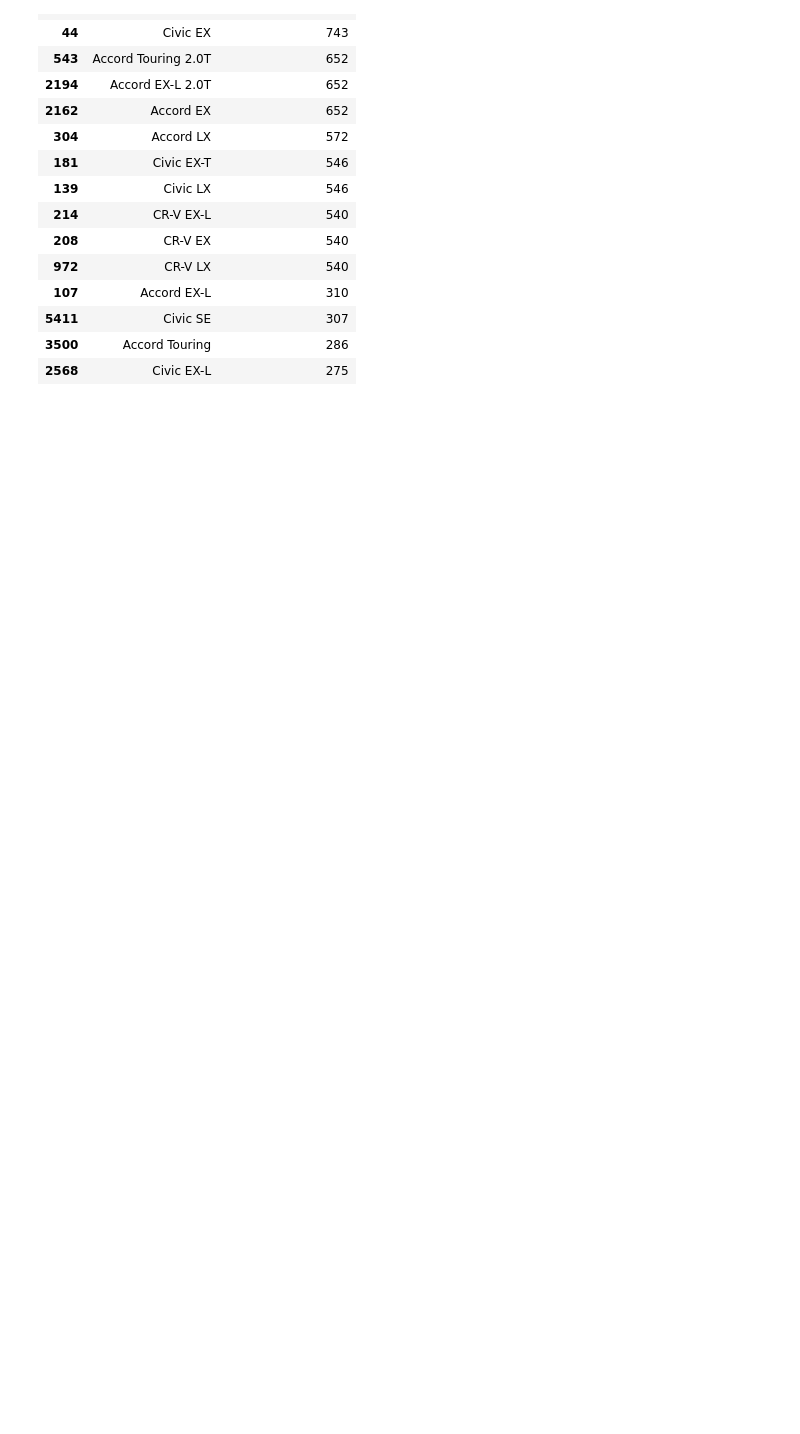
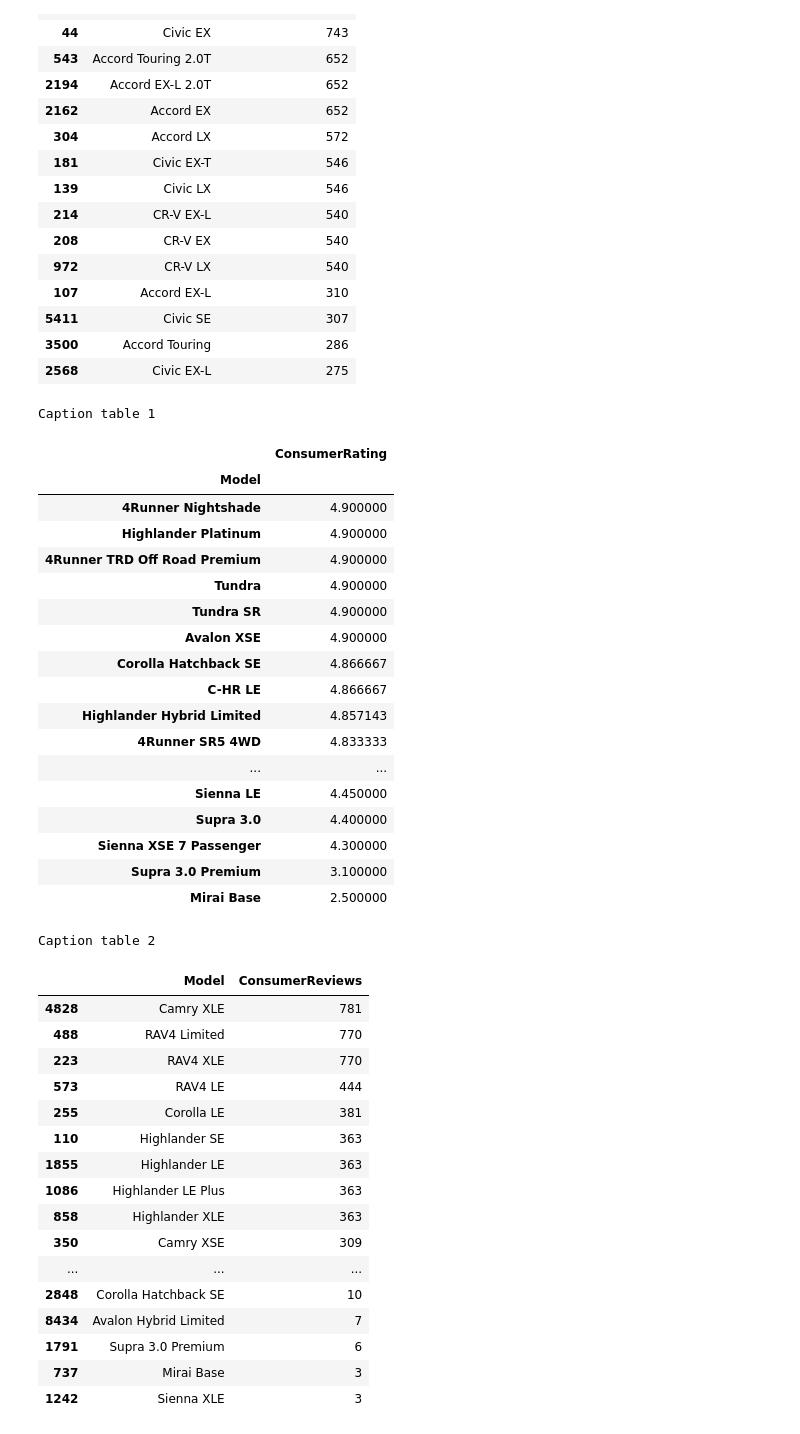
Before and after one commit to CTegtmeier/Passiflora, a Jupyter notebook: Sales Work.ipynb, the cells around one changed output. Drawn from its saved outputs; the diff is of its cells as text; code cells hidden in the pictures; blank space fills up the shorter version.

```diff
--- a/Sales Work.ipynb
+++ b/Sales Work.ipynb
@@ -197,3 +197,53 @@ Caption table 2
 # %%
 # Having the highest # of reviews and the highest average review of the highest number of reviews column;
 # Honda Accord Touring 2.0T is the most popular car.
+# %%
+Toyota_data = top_three[top_three['Make']== 'Toyota']
+Toyota_pivot_Reviewmean = Toyota_data.pivot_table(index = ['Model'],
+                                    values = 'ConsumerRating',
+                                    aggfunc = 'mean').sort_values(by = 'ConsumerRating', ascending = False)
+Toyota_car_unique = unique_value[(unique_value['Make']=='Toyota')]
+Toyota_Car_Reviews = Toyota_car_unique[['Model','ConsumerReviews']].sort_values(by = 'ConsumerReviews', ascending = False)
+
+Toyota_Pivot_Reviewmean_styler = Toyota_pivot_Reviewmean.style.set_table_attributes("style='display:inline'").set_caption('Caption table 1')
+Toyota_Car_Reviews = Toyota_Car_Reviews.style.set_table_attributes("style='display:inline'").set_caption('Caption table 2')
+
+display_html(Toyota_Pivot_Reviewmean_styler._repr_html_()+Toyota_Car_Reviews._repr_html_(), raw=True)
+# %% [output]
+Caption table 1
+|  | ConsumerRating |
+| Model |  |
+| 4Runner Nightshade | 4.900000 |
+| Highlander Platinum | 4.900000 |
+| 4Runner TRD Off Road Premium | 4.900000 |
+| Tundra | 4.900000 |
+| Tundra SR | 4.900000 |
+| Avalon XSE | 4.900000 |
+| Corolla Hatchback SE | 4.866667 |
+| C-HR LE | 4.866667 |
+| Highlander Hybrid Limited | 4.857143 |
+| 4Runner SR5 4WD | 4.833333 |
+| ... | ... |
+| Sienna LE | 4.450000 |
+| Supra 3.0 | 4.400000 |
+| Sienna XSE 7 Passenger | 4.300000 |
+| Supra 3.0 Premium | 3.100000 |
+| Mirai Base | 2.500000 |
+Caption table 2
+|  | Model | ConsumerReviews |
+| 4828 | Camry XLE | 781 |
+| 488 | RAV4 Limited | 770 |
+| 223 | RAV4 XLE | 770 |
+| 573 | RAV4 LE | 444 |
+| 255 | Corolla LE | 381 |
+| 110 | Highlander SE | 363 |
+| 1855 | Highlander LE | 363 |
+| 1086 | Highlander LE Plus | 363 |
+| 858 | Highlander XLE | 363 |
+| 350 | Camry XSE | 309 |
+| ... | ... | ... |
+| 2848 | Corolla Hatchback SE | 10 |
+| 8434 | Avalon Hybrid Limited | 7 |
+| 1791 | Supra 3.0 Premium | 6 |
+| 737 | Mirai Base | 3 |
+| 1242 | Sienna XLE | 3 |
```
Also changed, not shown: parts of 4 cells of this notebook.
